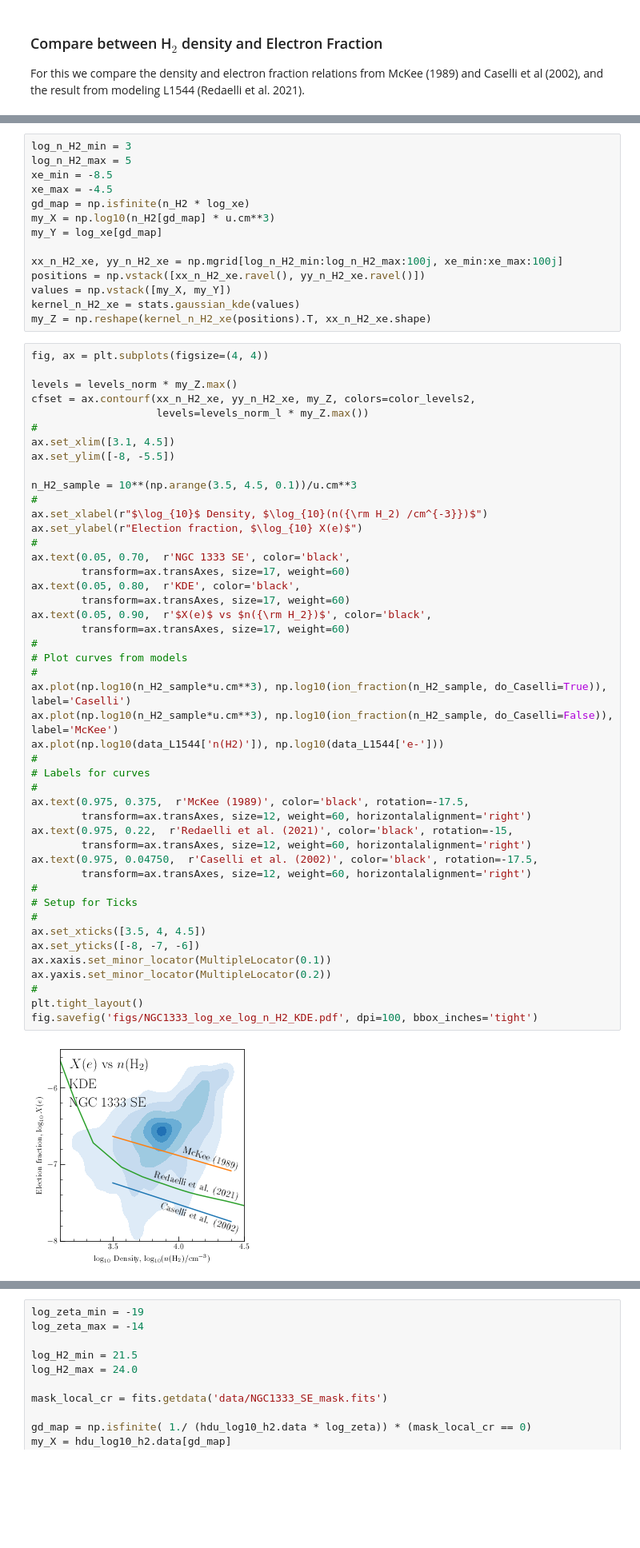
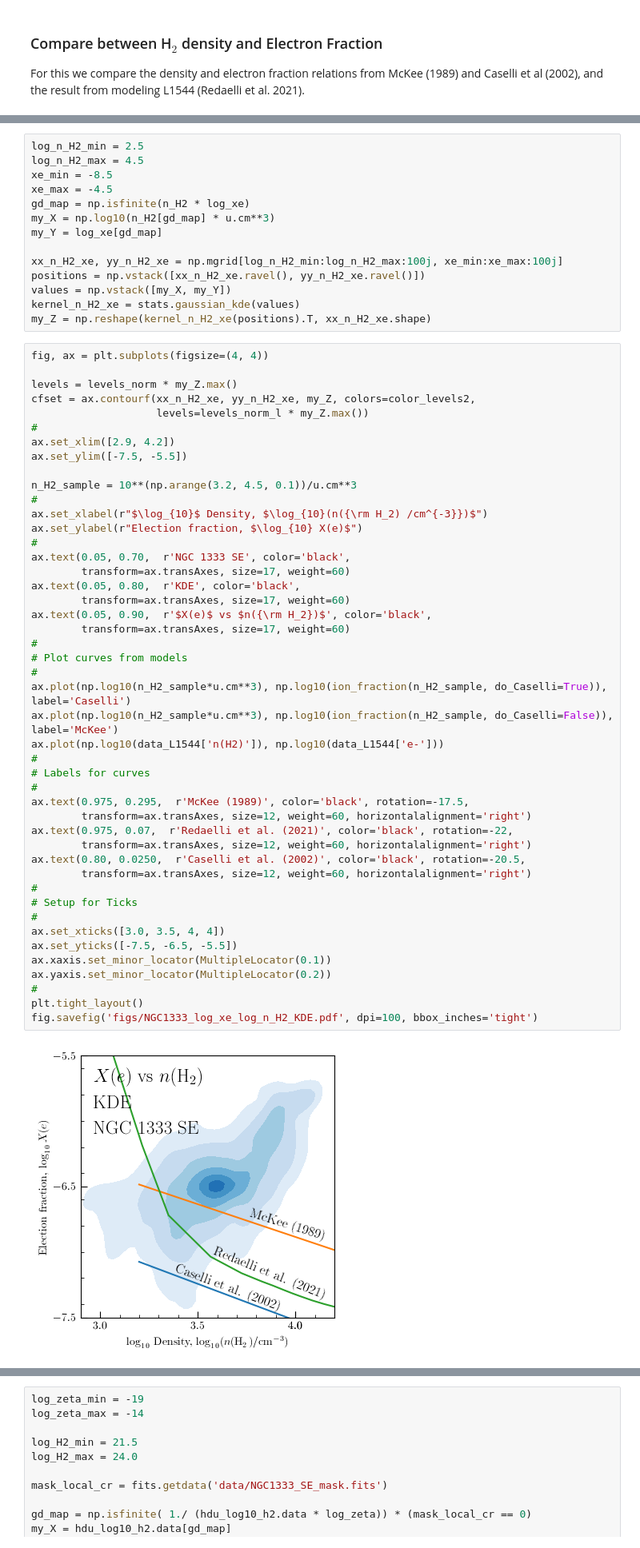
Before and after one commit to jpinedaf/NGC1333_NOEMA_Ions, a Jupyter notebook: NGC1333_Ions_Calculations.ipynb, the cells around one changed output, grey strips where cells are left out. Shown at 80% size. Drawn from its saved outputs; the diff is of its cells as text; blank space fills up the shorter version.

```diff
--- a/NGC1333_Ions_Calculations.ipynb
+++ b/NGC1333_Ions_Calculations.ipynb
@@ -827,8 +820,8 @@ def ion_fraction(dens_all, do_Caselli=True):
 
 data_L1544 = ascii.read(file_n_H2_zeta_L1544)
 # %%
-log_n_H2_min = 3
-log_n_H2_max = 5
+log_n_H2_min = 2.5
+log_n_H2_max = 4.5
 xe_min = -8.5
 xe_max = -4.5
 gd_map = np.isfinite(n_H2 * log_xe)
@@ -847,46 +840,46 @@ levels = levels_norm * my_Z.max()
 cfset = ax.contourf(xx_n_H2_xe, yy_n_H2_xe, my_Z, colors=color_levels2,
                     levels=levels_norm_l * my_Z.max())
 #
-ax.set_xlim([3.1, 4.5])
-ax.set_ylim([-8, -5.5])
+ax.set_xlim([2.9, 4.2])
+ax.set_ylim([-7.5, -5.5])
 
-n_H2_sample = 10**(np.arange(3.5, 4.5, 0.1))/u.cm**3
+n_H2_sample = 10**(np.arange(3.2, 4.5, 0.1))/u.cm**3
 #
 ax.set_xlabel(r"$\log_{10}$ Density, $\log_{10}(n({\rm H_2) /cm^{-3}})$")
 ax.set_ylabel(r"Election fraction, $\log_{10} X(e)$")
 #
 ax.text(0.05, 0.70,  r'NGC 1333 SE', color='black',
         transform=ax.transAxes, size=17, weight=60)
 ax.text(0.05, 0.80,  r'KDE', color='black',
         transform=ax.transAxes, size=17, weight=60)
 ax.text(0.05, 0.90,  r'$X(e)$ vs $n({\rm H_2})$', color='black',
         transform=ax.transAxes, size=17, weight=60)
 #
 # Plot curves from models
 #
 ax.plot(np.log10(n_H2_sample*u.cm**3), np.log10(ion_fraction(n_H2_sample, do_Caselli=True)), label='Caselli')
 ax.plot(np.log10(n_H2_sample*u.cm**3), np.log10(ion_fraction(n_H2_sample, do_Caselli=False)), label='McKee')
 ax.plot(np.log10(data_L1544['n(H2)']), np.log10(data_L1544['e-']))
 #
 # Labels for curves
 #
-ax.text(0.975, 0.375,  r'McKee (1989)', color='black', rotation=-17.5,
+ax.text(0.975, 0.295,  r'McKee (1989)', color='black', rotation=-17.5,
         transform=ax.transAxes, size=12, weight=60, horizontalalignment='right')
-ax.text(0.975, 0.22,  r'Redaelli et al. (2021)', color='black', rotation=-15,
+ax.text(0.975, 0.07,  r'Redaelli et al. (2021)', color='black', rotation=-22,
         transform=ax.transAxes, size=12, weight=60, horizontalalignment='right')
-ax.text(0.975, 0.04750,  r'Caselli et al. (2002)', color='black', rotation=-17.5,
+ax.text(0.80, 0.0250,  r'Caselli et al. (2002)', color='black', rotation=-20.5,
         transform=ax.transAxes, size=12, weight=60, horizontalalignment='right')
 #
 # Setup for Ticks
 #
-ax.set_xticks([3.5, 4, 4.5])
-ax.set_yticks([-8, -7, -6])
+ax.set_xticks([3.0, 3.5, 4, 4])
+ax.set_yticks([-7.5, -6.5, -5.5])
 ax.xaxis.set_minor_locator(MultipleLocator(0.1))
 ax.yaxis.set_minor_locator(MultipleLocator(0.2))
 #
 plt.tight_layout()
 fig.savefig('figs/NGC1333_log_xe_log_n_H2_KDE.pdf', dpi=100, bbox_inches='tight')
 # %% [output]
-[figure, old version]
+[figure, new version]
 # %% [markdown]
 ## Cosmic Ray ionization rate
```
Also changed, not shown: parts of 44 cells of this notebook, 38 other files.
